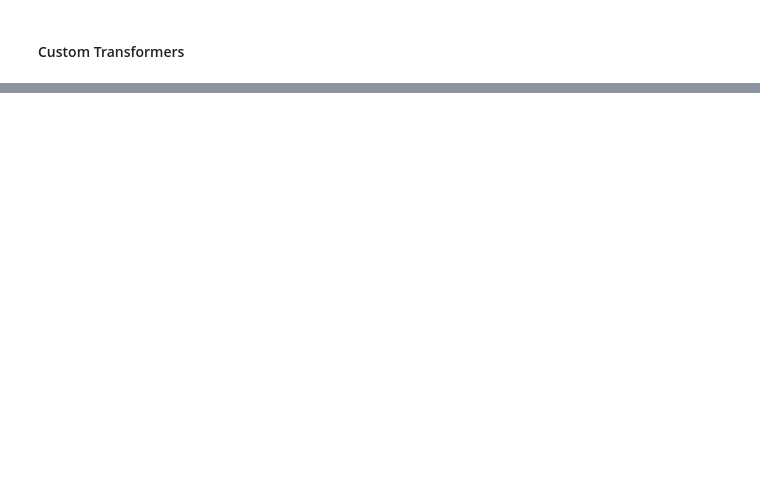
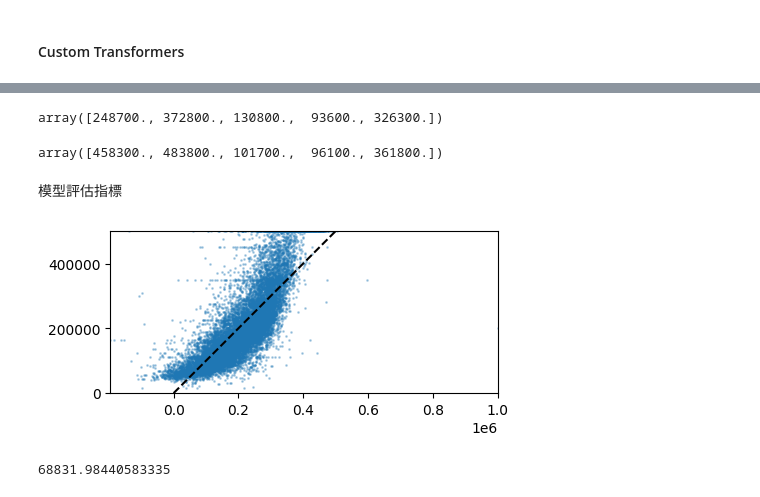
Before and after one commit to 109024503/handson_ml, a Jupyter notebook: Chapter 2.ipynb, the cells around one changed output, grey strips where cells are left out. Cells and saved outputs as stored; diff of their text form; code cells hidden in the pictures; blank space fills up the shorter version.

```diff
--- a/Chapter 2.ipynb
+++ b/Chapter 2.ipynb
@@ -874,0 +1025,15 @@ housing_prepared = processing.fit_transform(housing)
+# %%
+from sklearn.compose import ColumnTransformer
+
+num_attribs = ["longitude", "latitude", "housing_median_age", "total_rooms",
+               "total_bedrooms", "population", "households", "median_income"]
+cat_attribs = ["ocean_proximity"]
+
+cat_pipeline = make_pipeline(
+    SimpleImputer(strategy="most_frequent"),
+    OneHotEncoder(handle_unknown="ignore"))
+
+preprocessing = ColumnTransformer([
+    ("num", num_pipeline, num_attribs),
+    ("cat", cat_pipeline, cat_attribs),
+])
@@ -874,0 +1109,3 @@ housing_prepared = processing.fit_transform(housing)
+# %%
+housing_prepared = preprocessing.fit_transform(housing)
+print('housing_prepared shape: ', housing_prepared.shape)
@@ -874,0 +1138,5 @@ housing_prepared = processing.fit_transform(housing)
+# %%
+from sklearn.linear_model import LinearRegression
+
+lin_reg = make_pipeline(preprocessing, LinearRegression())
+lin_reg.fit(housing, housing_labels)
@@ -874,0 +1161,26 @@ housing_prepared = processing.fit_transform(housing)
+# %%
+housing_predictions = lin_reg.predict(housing)
+housing_predictions[:5].round(-2)
+# %% [output]
+array([248700., 372800., 130800.,  93600., 326300.])
+# %%
+housing_labels.iloc[:5].values
+# %% [output]
+array([458300., 483800., 101700.,  96100., 361800.])
+# %% [markdown]
+模型評估指標
+# %%
+fig, ax = plt.subplots(1, 1, figsize=(5,5))
+ax.scatter(housing_predictions, housing_labels, s=1, alpha=0.3)
+ax.axline((0, 0), slope=1, c='k', ls='--')
+ax.set_aspect('equal')
+ax.autoscale(enable=True, axis='both', tight=True)
+# %% [output]
+[figure, added]
+# %%
+from sklearn.metrics import mean_squared_error
+
+lin_reg_rmse = mean_squared_error(housing_labels, housing_predictions, squared=False)
+lin_reg_rmse
+# %% [output]
+68831.98440583335
```
Also changed, not shown: parts of 138 cells of this notebook, 2 other files.
